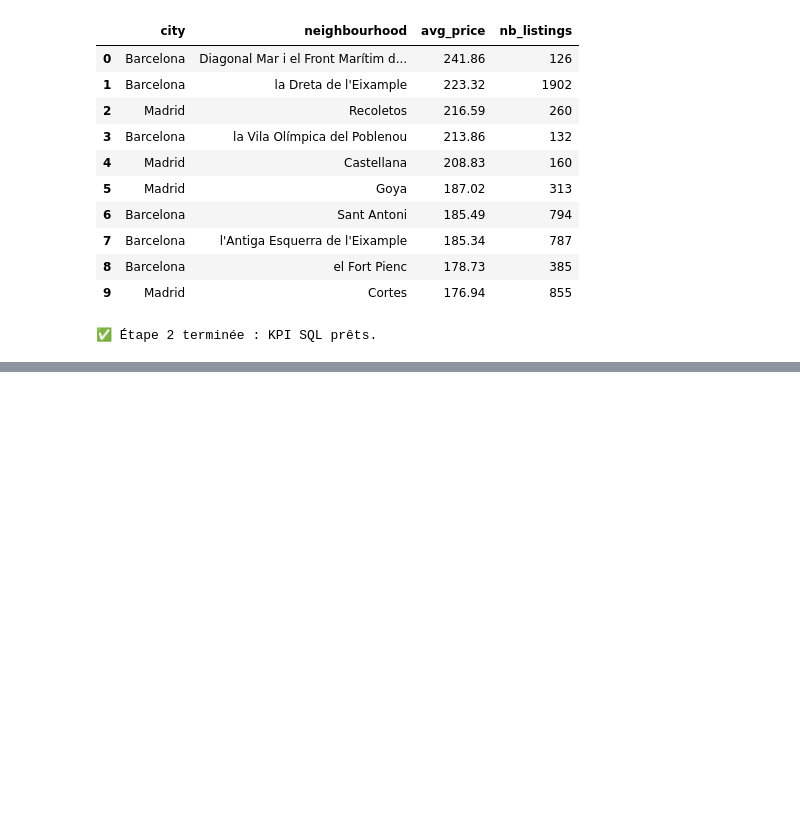
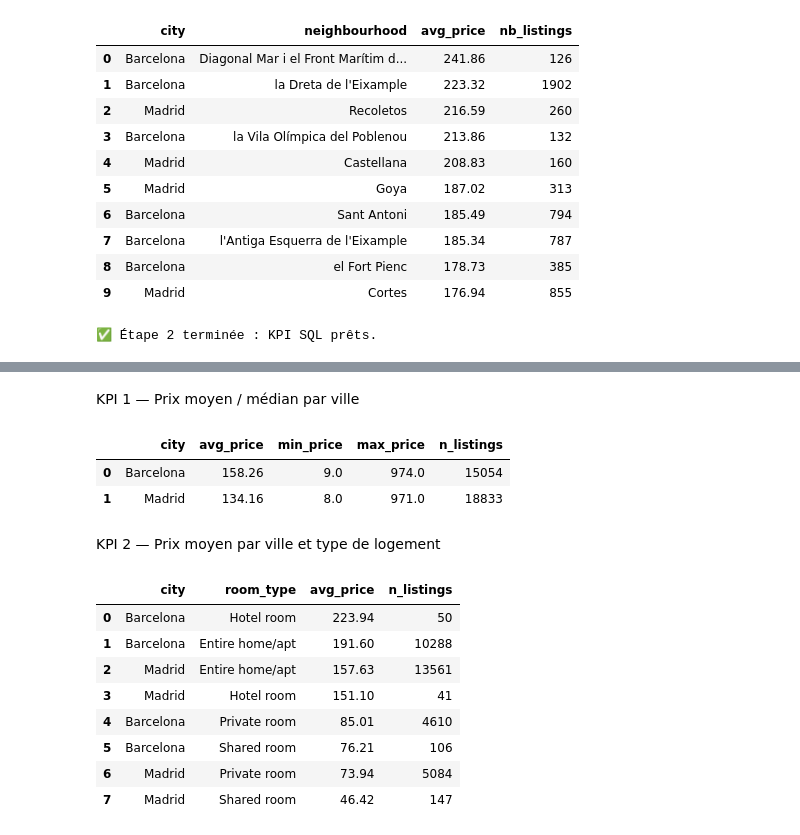
Before and after one commit to Hakki-Mohamed/projet-fil-rouge-airbnb-maroc, a Jupyter notebook: notebooks/05_sql_kpis_star_schema.ipynb, the cells around one changed output, grey strips where cells are left out. Drawn from its saved outputs; the diff is of its cells as text; code cells hidden in the pictures; blank space fills up the shorter version.

```diff
--- a/notebooks/05_sql_kpis_star_schema.ipynb
+++ b/notebooks/05_sql_kpis_star_schema.ipynb
@@ -138,0 +175,46 @@ print("✅ Étape 2 terminée : KPI SQL prêts.")
+# %% [markdown]
+KPI 1 — Prix moyen / médian par ville
+# %%
+kpi1 = q("""
+SELECT
+  c.city,
+  ROUND(AVG(f.price), 2) AS avg_price,
+  ROUND(MIN(f.price), 2) AS min_price,
+  ROUND(MAX(f.price), 2) AS max_price,
+  COUNT(*) AS n_listings
+FROM fact_listings f
+JOIN dim_city c ON f.city_id = c.city_id
+GROUP BY c.city
+ORDER BY avg_price DESC;
+""")
+kpi1
+# %% [output]
+|  | city | avg_price | min_price | max_price | n_listings |
+| 0 | Barcelona | 158.26 | 9.0 | 974.0 | 15054 |
+| 1 | Madrid | 134.16 | 8.0 | 971.0 | 18833 |
+# %% [markdown]
+KPI 2 — Prix moyen par ville et type de logement
+# %%
+kpi2 = q("""
+SELECT
+  c.city,
+  r.room_type,
+  ROUND(AVG(f.price), 2) AS avg_price,
+  COUNT(*) AS n_listings
+FROM fact_listings f
+JOIN dim_city c ON f.city_id = c.city_id
+JOIN dim_room_type r ON f.room_type_id = r.room_type_id
+GROUP BY c.city, r.room_type
+ORDER BY avg_price DESC;
+""")
+kpi2
+# %% [output]
+|  | city | room_type | avg_price | n_listings |
+| 0 | Barcelona | Hotel room | 223.94 | 50 |
+| 1 | Barcelona | Entire home/apt | 191.60 | 10288 |
+| 2 | Madrid | Entire home/apt | 157.63 | 13561 |
+| 3 | Madrid | Hotel room | 151.10 | 41 |
+| 4 | Barcelona | Private room | 85.01 | 4610 |
+| 5 | Barcelona | Shared room | 76.21 | 106 |
+| 6 | Madrid | Private room | 73.94 | 5084 |
+| 7 | Madrid | Shared room | 46.42 | 147 |
```
Also changed, not shown: parts of 16 cells of this notebook.
